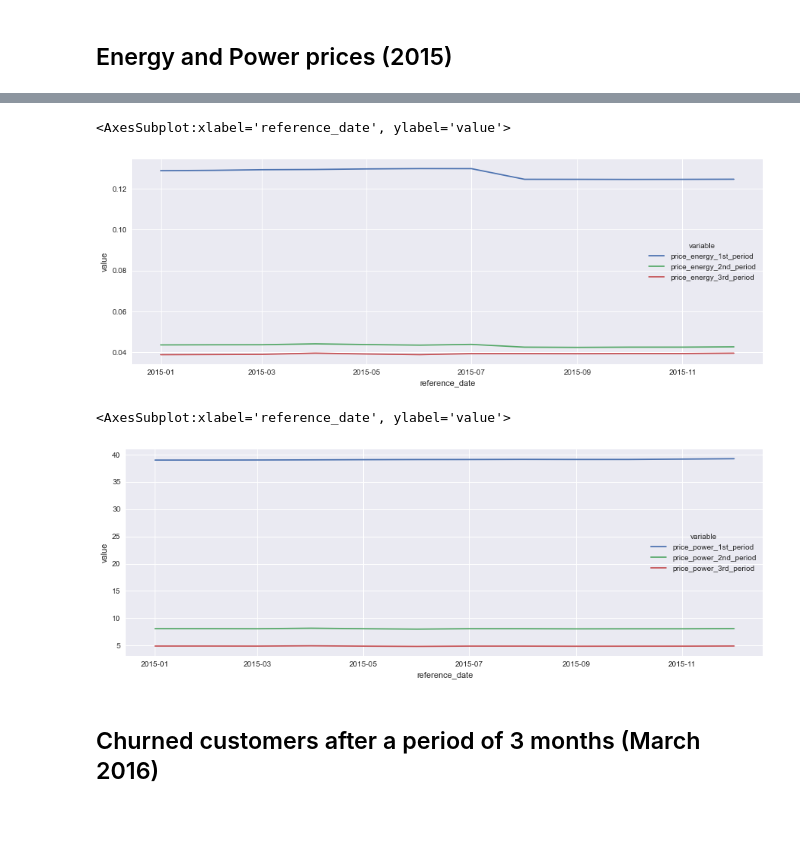
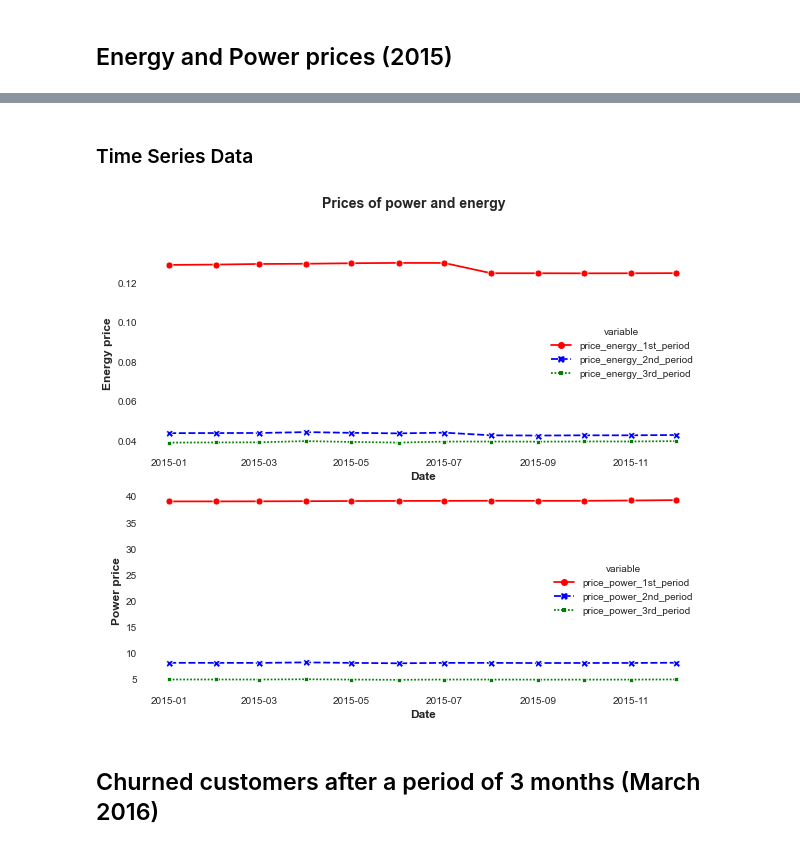
Before and after one commit to isabelpuche/Marketing_Analytics, a Jupyter notebook: notebooks/AilyLabs_DS-Challenge.ipynb, the cells around one changed output, grey strips where cells are left out. Saved outputs shown, nothing was run; the diff lists cells and outputs as text; code cells hidden in the pictures; blank space fills up the shorter version.

```diff
--- a/notebooks/AilyLabs_DS-Challenge.ipynb
+++ b/notebooks/AilyLabs_DS-Challenge.ipynb
@@ -135,5 +182,3 @@ Let's drop Na's.
-# %%
-train_data_hist = train_data_hist.dropna()
 # %%
 train_data_hist.info()
 # %% [output]
@@ -168,19 +211,62 @@ Let's draw multiple lineplots.
+# %% [markdown]
+### Time Series Data
 # %%
 energy_melted = pd.melt(train_data_hist, id_vars='reference_date',
                  value_vars=['price_energy_1st_period', 'price_energy_2nd_period', 'price_energy_3rd_period'])
 # %%
 power_melted = pd.melt(train_data_hist, id_vars='reference_date',
                  value_vars=['price_power_1st_period', 'price_power_2nd_period', 'price_power_3rd_period'])
-# %%
-sns.lineplot(x='reference_date', y='value', hue='variable', data=energy_melted, ci=None)
-# %% [output]
-<AxesSubplot:xlabel='reference_date', ylabel='value'>
-[figure, removed]
-# %%
-sns.lineplot(x='reference_date', y='value', hue='variable', data=power_melted, ci=None)
-# %% [output]
-<AxesSubplot:xlabel='reference_date', ylabel='value'>
-[figure, removed]
+# %%
+# Set initial plot options
+sns.set_style('white')
+
+# Create figure and axes
+fig, axes = plt.subplots(2, 1, figsize=(10, 8))
+
+# Create a lineplot for time series of energy prices
+sns.lineplot(x = 'reference_date',
+             y = "value",
+             # Set hue and linestyle by Attrition
+             hue = "variable",
+             style = "variable",
+             data = energy_melted,
+             # Change colors for each hue category
+             palette = ['r', 'b', 'g'],
+             # Add points to lineplot and remove confidence interval
+             markers = True, ci = None,
+             ax = axes[0])
+
+# Format subplot in axes
+axes[0].set_ylabel("Energy price", fontsize = 12, fontweight = "semibold")
+axes[0].set_xlabel("Date", fontsize = 12, fontweight = "semibold")
+
+
+# Create a lineplot for time series of power prices
+sns.lineplot(x = 'reference_date',
+             y = "value",
+             # Set hue and linestyle by Attrition
+             hue = "variable",
+             style = "variable",
+             data = power_melted,
+             # Change colors for each hue category
+             palette = ['r', 'b', 'g'],
+             # Add points to lineplot and remove confidence interval
+             markers = True, ci = None,
+             ax = axes[1])
+
+# Format subplot in axes
+axes[1].set_ylabel("Power price", fontsize = 12, fontweight = "semibold")
+axes[1].set_xlabel("Date", fontsize = 12, fontweight = "semibold")
+
+
+# Despine plot
+sns.despine()
+plt.suptitle("Prices of power and energy", fontsize = 14, fontweight = "semibold")
+
+plt.savefig('../images/time_series_vars.png')
+plt.show()
+# %% [output]
+[figure, added]
 # %%
 train_data_hist = train_data_hist.groupby('contract_id').mean()
 # %% [markdown]
```
Also changed, not shown: parts of 54 cells of this notebook, 7 other files.
